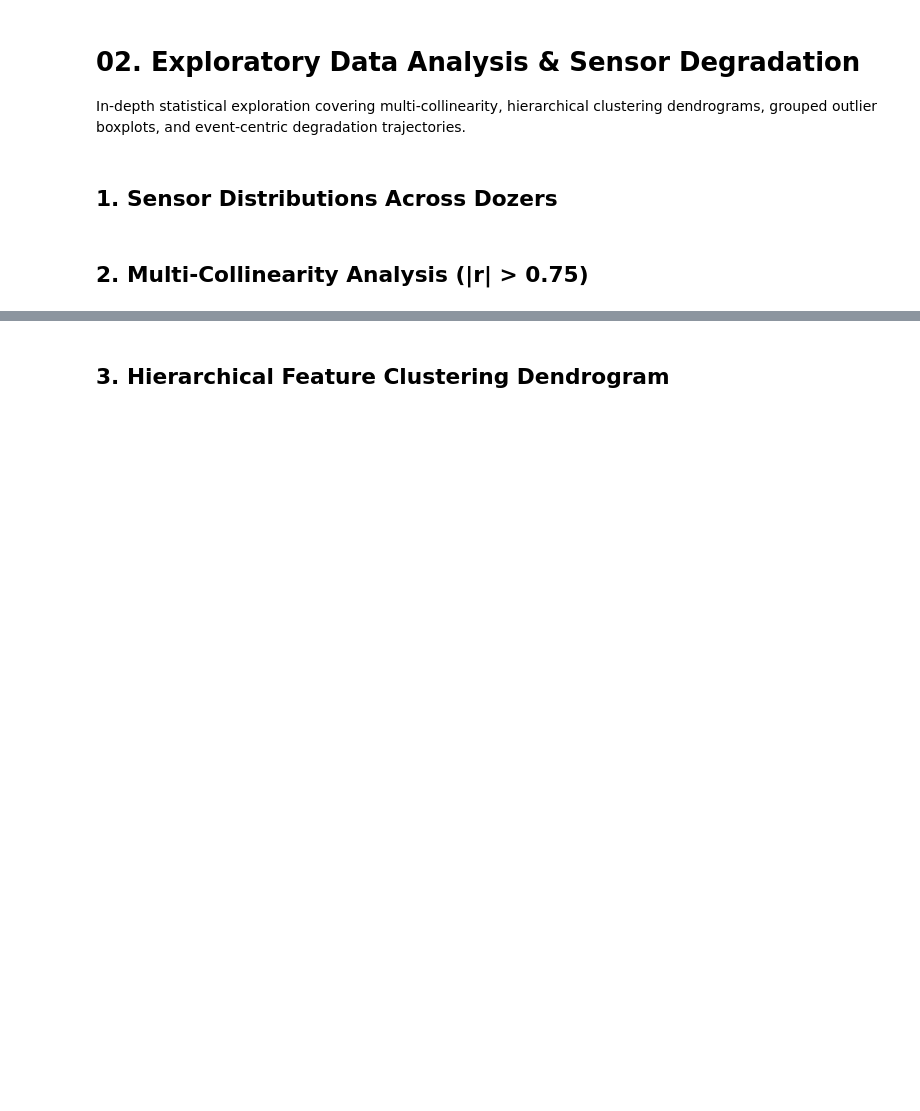
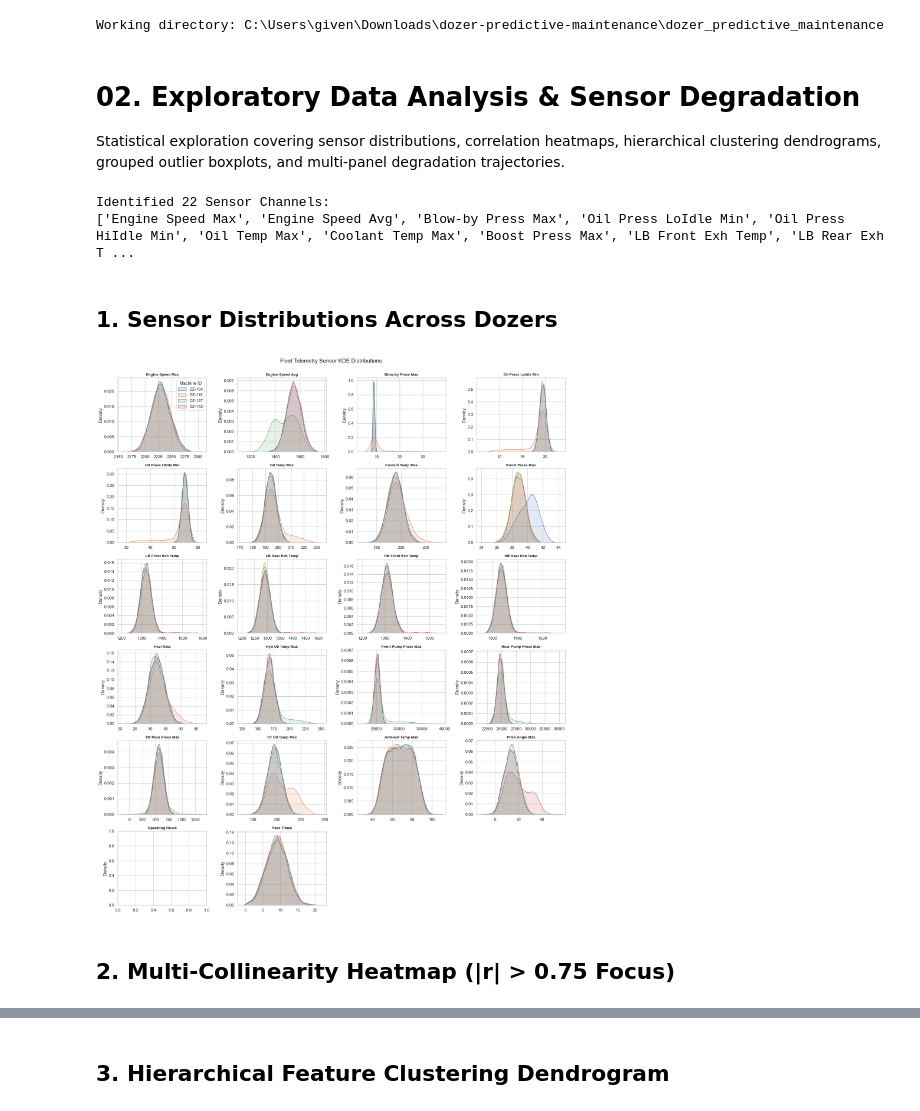
Before and after one commit to givenmanyike-sys/dozer-predictive-maintenance, a Jupyter notebook: notebooks/02_eda.ipynb, the cells around one changed output, grey strips where cells are left out. Saved outputs shown, nothing was run; the diff lists cells and outputs as text; code cells hidden in the pictures; blank space fills up the shorter version.

Commit message:
refactor(notebooks): harden project root path resolution and streamline interactive diagnostic workflows

```diff
--- a/notebooks/02_eda.ipynb
+++ b/notebooks/02_eda.ipynb
@@ -1,7 +1,25 @@
+# %%
+import os
+import sys
+from pathlib import Path
+
+# Resolve repository root and set working directory
+root = Path.cwd().resolve()
+while root != root.parent:
+    if (root / 'src').exists() and (root / 'config').exists():
+        break
+    root = root.parent
+
+if str(root) not in sys.path:
+    sys.path.insert(0, str(root))
+os.chdir(root)
+print(f"Working directory: {root}")
+# %% [output]
+Working directory: C:\Users\given\Downloads\dozer-predictive-maintenance\dozer_predictive_maintenance
 # %% [markdown]
 # 02. Exploratory Data Analysis & Sensor Degradation
 
-In-depth statistical exploration covering multi-collinearity, hierarchical clustering dendrograms, grouped outlier boxplots, and event-centric degradation trajectories.
+Statistical exploration covering sensor distributions, correlation heatmaps, hierarchical clustering dendrograms, grouped outlier boxplots, and multi-panel degradation trajectories.
 # %%
 import pandas as pd
 import numpy as np
@@ -17,19 +35,39 @@ config = load_config()
 workbook = load_workbook(config["project"]["raw_file"])
 telemetry = workbook["telemetry"].sort_values(["Machine ID", "Timestamp"]).reset_index(drop=True)
 events = workbook["events"]
-numeric_cols = [c for c in telemetry.select_dtypes(include=np.number).columns if c != "SMR"]
+
+# Identify sensor columns and enforce numeric types
+non_sensor_cols = {"Machine ID", "Timestamp", "Event Timestamp", "target_failure", "SMR"}
+sensor_cols = [col for col in telemetry.columns if col not in non_sensor_cols]
+
+for col in sensor_cols:
+    telemetry[col] = pd.to_numeric(telemetry[col], errors="coerce")
+
+print(f"Identified {len(sensor_cols)} Sensor Channels:")
+print(sensor_cols)
+# %% [output]
+Identified 22 Sensor Channels:
+['Engine Speed Max', 'Engine Speed Avg', 'Blow-by Press Max', 'Oil Press LoIdle Min', 'Oil Press HiIdle Min', 'Oil Temp Max', 'Coolant Temp Max', 'Boost Press Max', 'LB Front Exh Temp', 'LB Rear Exh T ...
 # %% [markdown]
 ## 1. Sensor Distributions Across Dozers
 # %%
-fig, axes = plt.subplots(2, 2, figsize=(14, 10))
-axes = axes.flatten()
+n_cols = len(sensor_cols)
+rows = int(np.ceil(n_cols / 4))
+fig, axes = plt.subplots(rows, 4, figsize=(18, rows * 3.5))
+axes = np.array(axes).flatten()
 
-for idx, col in enumerate(numeric_cols):
-    sns.kdeplot(data=telemetry, x=col, hue="Machine ID", common_norm=False, ax=axes[idx], fill=True, alpha=0.2)
-    axes[idx].set_title(f"KDE Distribution: {col}", fontsize=12)
-    axes[idx].grid(True)
+for idx, col in enumerate(sensor_cols):
+    sns.kdeplot(data=telemetry, x=col, hue="Machine ID", common_norm=False, ax=axes[idx], fill=True, alpha=0.15, legend=(idx==0))
+    axes[idx].set_title(col, fontsize=10, fontweight="bold")
+    axes[idx].set_xlabel("")
 
+for ax in axes[n_cols:]:
+    ax.axis("off")
+
+plt.suptitle("Fleet Telemetry Sensor KDE Distributions", fontsize=15, y=1.00)
 plt.tight_layout()
 plt.show()
+# %% [output]
+[figure, added]
 # %% [markdown]
-## 2. Multi-Collinearity Analysis (|r| > 0.75)
+## 2. Multi-Collinearity Heatmap (|r| > 0.75 Focus)
```
Also changed, not shown: parts of 8 cells of this notebook, 3 other files.
